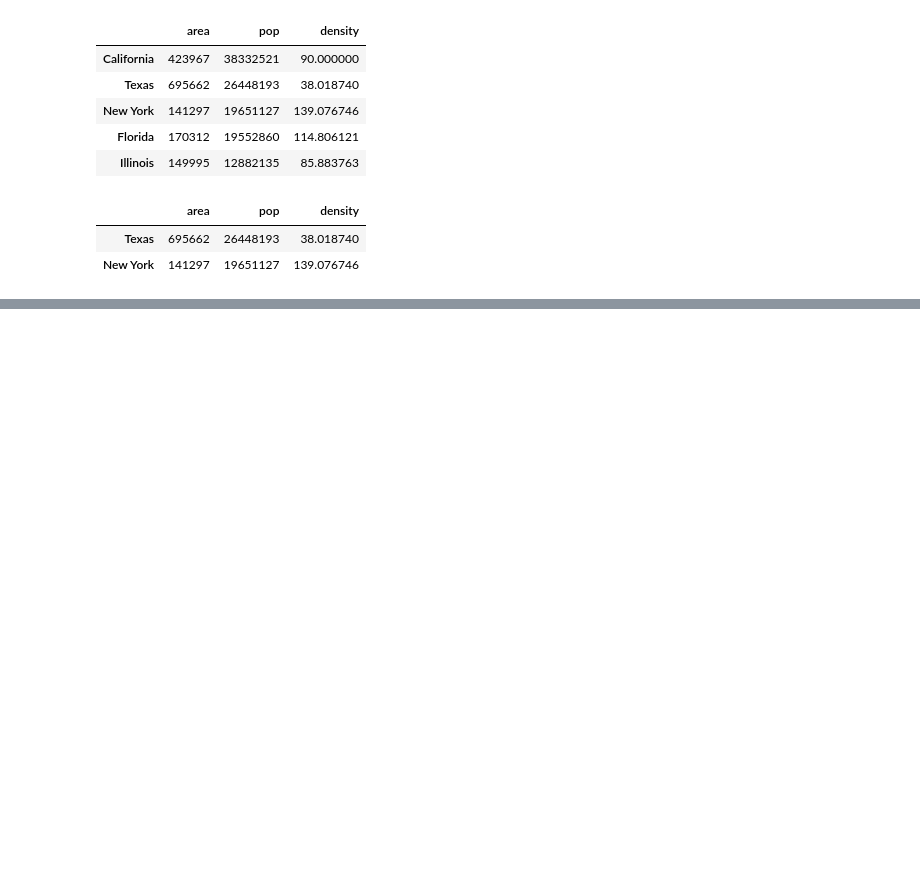
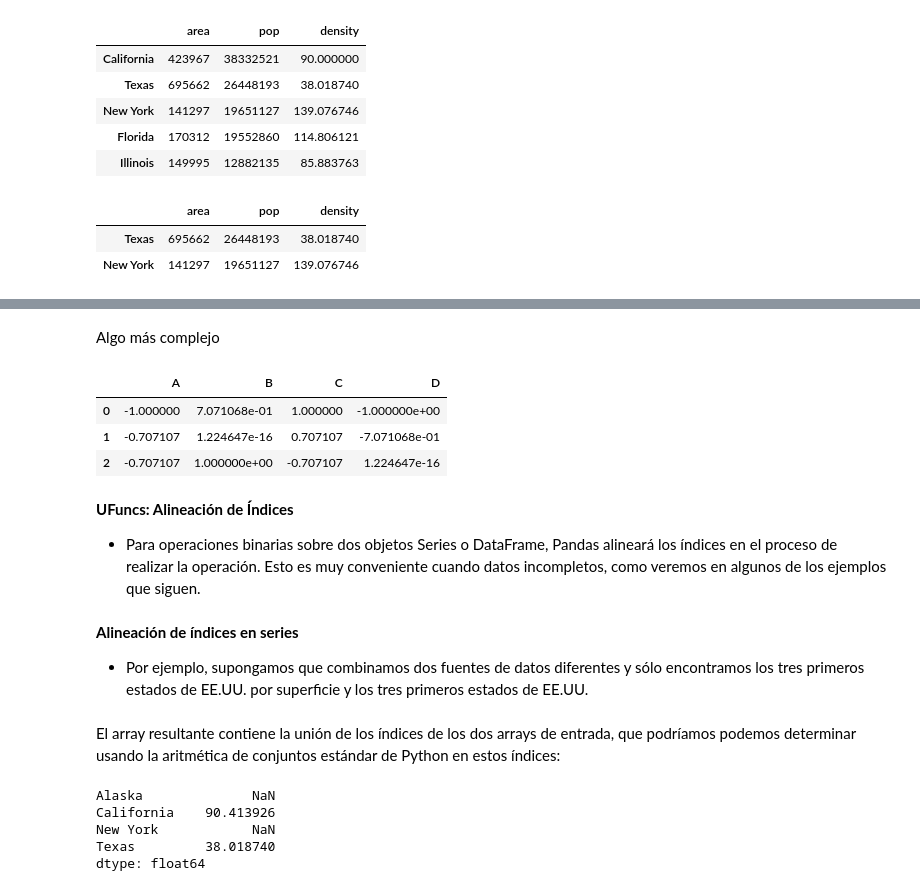
Before and after one commit to MikeAlienpz03/Excel_python, a Jupyter notebook: Chapters/pandas.ipynb, the cells around one changed output, grey strips where cells are left out. Saved outputs shown, nothing was run; the diff lists cells and outputs as text; code cells hidden in the pictures; blank space fills up the shorter version.

```diff
--- a/Chapters/pandas.ipynb
+++ b/Chapters/pandas.ipynb
@@ -490,0 +542,16 @@ data[1:3]
+# %% [markdown]
+Algo más complejo
+# %%
+np.sin(df * np.pi / 4)
+# %% [output]
+|  | A | B | C | D |
+| 0 | -1.000000 | 7.071068e-01 | 1.000000 | -1.000000e+00 |
+| 1 | -0.707107 | 1.224647e-16 | 0.707107 | -7.071068e-01 |
+| 2 | -0.707107 | 1.000000e+00 | -0.707107 | 1.224647e-16 |
+# %% [markdown]
+**UFuncs: Alineación de Índices**
+* Para operaciones binarias sobre dos objetos Series o DataFrame, Pandas alineará los índices en el proceso de realizar la operación. Esto es muy conveniente cuando datos incompletos, como veremos en algunos de los ejemplos que siguen.
+# %% [markdown]
+**Alineación de índices en series**
+
+* Por ejemplo, supongamos que combinamos dos fuentes de datos diferentes y sólo encontramos los tres primeros estados de EE.UU. por superficie y los tres primeros estados de EE.UU.
@@ -490,0 +572,10 @@ data[1:3]
+# %% [markdown]
+ El array resultante contiene la unión de los índices de los dos arrays de entrada, que podríamos podemos determinar usando la aritmética de conjuntos estándar de Python en estos índices:
+# %%
+population / area
+# %% [output]
+Alaska              NaN
+California    90.413926
+New York            NaN
+Texas         38.018740
+dtype: float64
```
Also changed, not shown: parts of 42 cells of this notebook, 5 other files.
